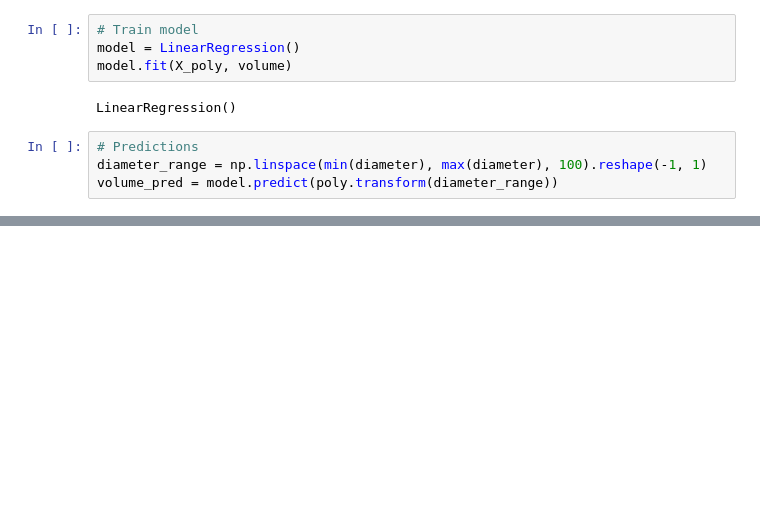
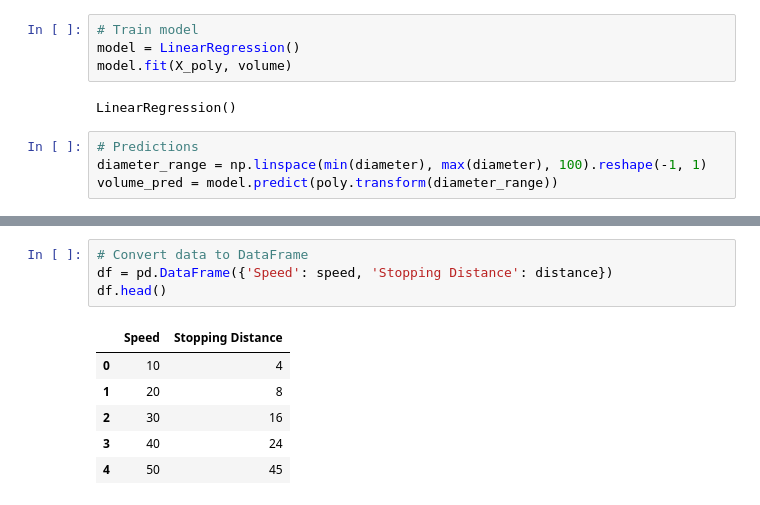
Before and after one commit to richarddushime/exercise, a Jupyter notebook: Polynomial_Regression.ipynb, the cells around one changed output, grey strips where cells are left out. Drawn from its saved outputs; the diff is of its cells as text; blank space fills up the shorter version.

```diff
--- a/Polynomial_Regression.ipynb
+++ b/Polynomial_Regression.ipynb
@@ -59,0 +66,11 @@ plt.show()
+# %%
+# Convert data to DataFrame
+df = pd.DataFrame({'Speed': speed, 'Stopping Distance': distance})
+df.head()
+# %% [output]
+|  | Speed | Stopping Distance |
+| 0 | 10 | 4 |
+| 1 | 20 | 8 |
+| 2 | 30 | 16 |
+| 3 | 40 | 24 |
+| 4 | 50 | 45 |
```
Also changed, not shown: parts of 10 cells of this notebook.
